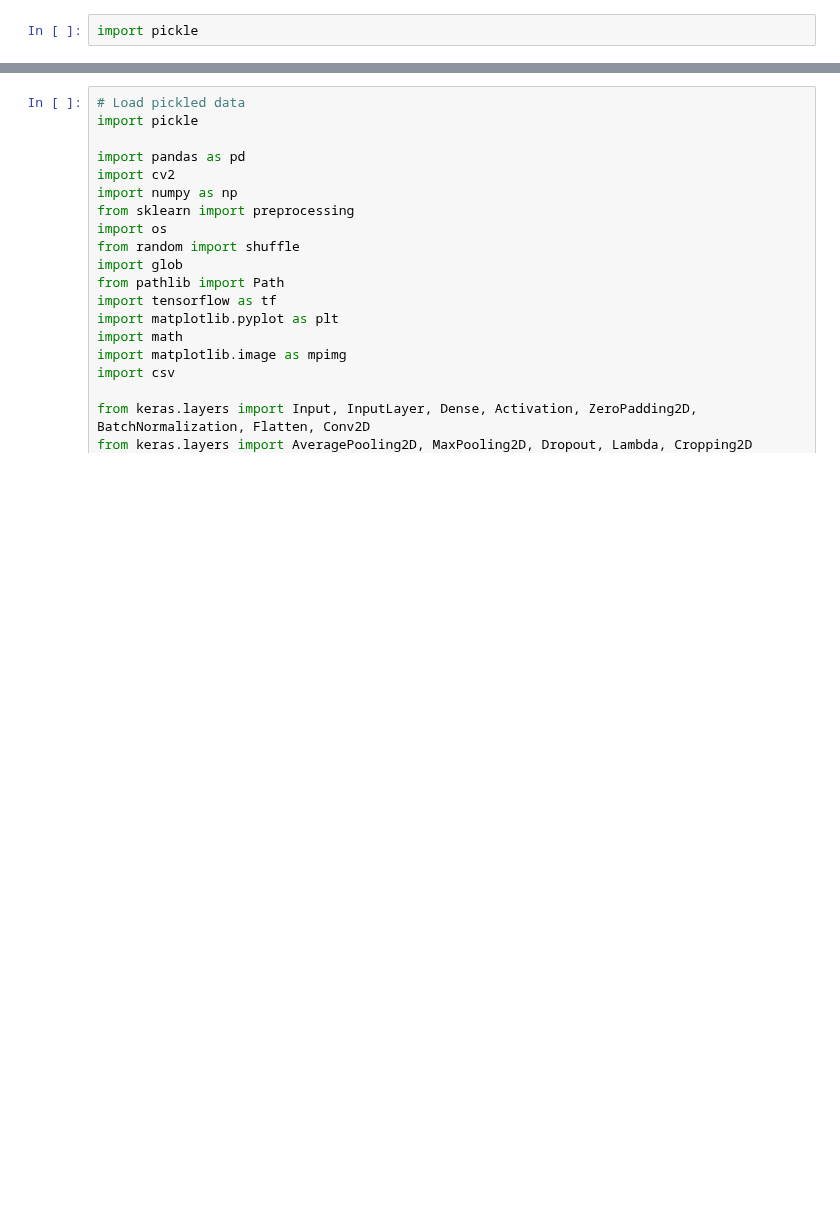
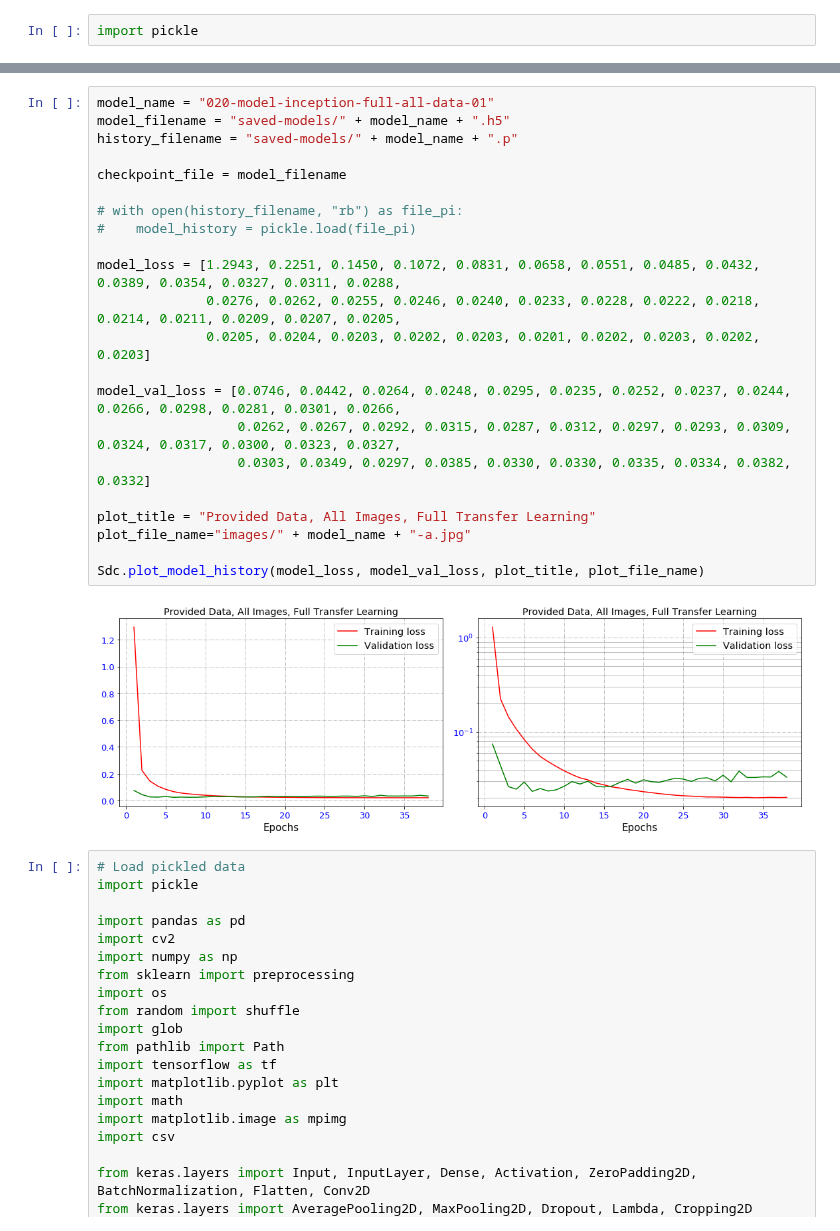
Before and after one commit to Hamidreza3252/CarND-Behavioral-Cloning-P3, a Jupyter notebook: Summary-01.ipynb, the cells around one changed output, grey strips where cells are left out. Drawn from its saved outputs; the diff is of its cells as text; blank space fills up the shorter version.

Commit message:
code transfer 02

```diff
--- a/Summary-01.ipynb
+++ b/Summary-01.ipynb
@@ -163,3 +192,27 @@ plt.show()
+# %%
+model_name = "020-model-inception-full-all-data-01"
+model_filename = "saved-models/" + model_name + ".h5"
+history_filename = "saved-models/" + model_name + ".p"
+
+checkpoint_file = model_filename
+
+# with open(history_filename, "rb") as file_pi:
+#    model_history = pickle.load(file_pi)
+
+model_loss = [1.2943, 0.2251, 0.1450, 0.1072, 0.0831, 0.0658, 0.0551, 0.0485, 0.0432, 0.0389, 0.0354, 0.0327, 0.0311, 0.0288,
+              0.0276, 0.0262, 0.0255, 0.0246, 0.0240, 0.0233, 0.0228, 0.0222, 0.0218, 0.0214, 0.0211, 0.0209, 0.0207, 0.0205,
+              0.0205, 0.0204, 0.0203, 0.0202, 0.0203, 0.0201, 0.0202, 0.0203, 0.0202, 0.0203]
+
+model_val_loss = [0.0746, 0.0442, 0.0264, 0.0248, 0.0295, 0.0235, 0.0252, 0.0237, 0.0244, 0.0266, 0.0298, 0.0281, 0.0301, 0.0266,
+                  0.0262, 0.0267, 0.0292, 0.0315, 0.0287, 0.0312, 0.0297, 0.0293, 0.0309, 0.0324, 0.0317, 0.0300, 0.0323, 0.0327,
+                  0.0303, 0.0349, 0.0297, 0.0385, 0.0330, 0.0330, 0.0335, 0.0334, 0.0382, 0.0332]
+
+plot_title = "Provided Data, All Images, Full Transfer Learning"
+plot_file_name="images/" + model_name + "-a.jpg"
+
+Sdc.plot_model_history(model_loss, model_val_loss, plot_title, plot_file_name)
+# %% [output]
+[figure, added]
 # %%
 # Load pickled data
 import pickle
```
Also changed, not shown: parts of 6 cells of this notebook, 6 other files.
